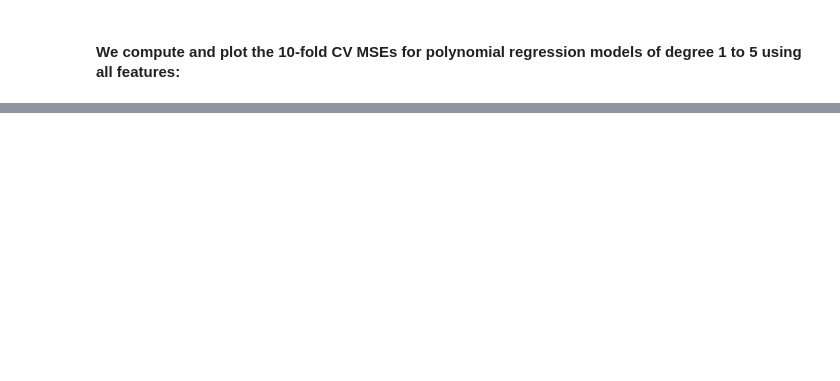
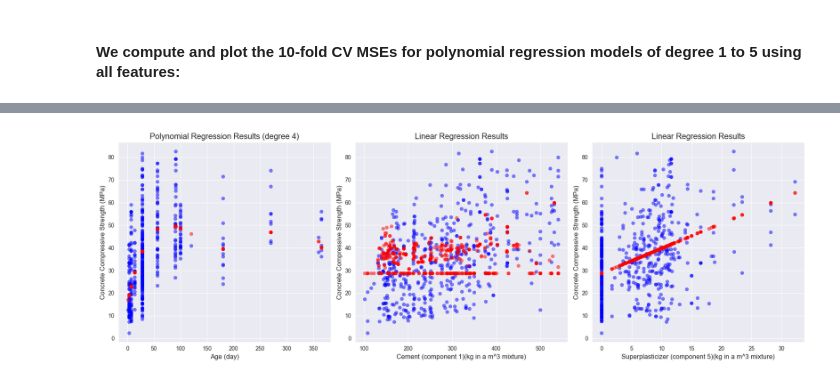
Before and after one commit to ErikTheViking92/Code, a Jupyter notebook: Concrete strength_01.06.ipynb, the cells around one changed output, grey strips where cells are left out. Saved outputs shown, nothing was run; the diff lists cells and outputs as text; code cells hidden in the pictures; blank space fills up the shorter version.

```diff
--- a/Concrete strength_01.06.ipynb
+++ b/Concrete strength_01.06.ipynb
@@ -656,0 +659,6 @@ print("10-Fold CV MSEs for degrees 1-5:", kfold_mse)
+# %%
+np.random.seed(0)
+training = np.random.choice([False, True], size=len(X))
+
+y_train = concrete_df['Concrete compressive strength(MPa, megapascals)'][training]
+y_test = concrete_df['Concrete compressive strength(MPa, megapascals)'][~training]
@@ -656,0 +667,79 @@ print("10-Fold CV MSEs for degrees 1-5:", kfold_mse)
+# %%
+# Split the data into training and test sets for the age feature (4-D polynomial)
+X_train = sm.add_constant(np.column_stack((concrete_df['Age (day)'][training], concrete_df['Age (day)'][training] ** 2, concrete_df['Age (day)'][training] ** 3, concrete_df['Age (day)'][training] ** 4)))
+X_test = sm.add_constant(np.column_stack((concrete_df['Age (day)'][~training], concrete_df['Age (day)'][~training] ** 2, concrete_df['Age (day)'][~training] ** 3, concrete_df['Age (day)'][~training] ** 4)))
+
+# Fit the model
+model = sm.OLS(y_train, X_train)
+poly_results = model.fit()
+
+y_predictions_poly = poly_results.predict(X_test)
+# Calculate MSE and R2
+mse_poly = mean_squared_error(y_test, y_predictions_poly)
+r2_poly = r2_score(y_test, y_predictions_poly)
+print(f"Polynomial Regression MSE: {mse_poly:.4f}\n")
+print(f"Polynomial Regression R2: {r2_poly:.4f}\n")
+
+# Split the data into training and test sets for the cement feature (linear regression)
+X_train = sm.add_constant(concrete_df['Cement (component 1)(kg in a m^3 mixture)'][training])
+X_test = sm.add_constant(concrete_df['Cement (component 1)(kg in a m^3 mixture)'][~training])
+
+# Fit the model
+model = sm.OLS(y_train, X_train)
+lin_results = model.fit()
+y_predictions_lin = lin_results.predict(X_test)
+
+# Calculate MSE and R2
+mse_lin = mean_squared_error(y_test, y_predictions_lin)
+r2_lin = r2_score(y_test, y_predictions_lin)
+print(f"Linear Regression MSE: {mse_lin:.4f}\n")
+print(f"Linear Regression R2: {r2_lin:.4f}\n")
+
+# Split the data into training and test sets for the superplasticizer feature (linear regression)
+X_train = sm.add_constant(concrete_df['Superplasticizer (component 5)(kg in a m^3 mixture)'][training])
+X_test = sm.add_constant(concrete_df['Superplasticizer (component 5)(kg in a m^3 mixture)'][~training])
+
+# Fit the model
+model = sm.OLS(y_train, X_train)
+lin_results = model.fit()
+y_predictions_lin = lin_results.predict(X_test)
+
+# Calculate MSE and R2
+mse_lin = mean_squared_error(y_test, y_predictions_lin)
+r2_lin = r2_score(y_test, y_predictions_lin)
+print(f"Linear Regression MSE: {mse_lin:.4f}\n")
+print(f"Linear Regression R2: {r2_lin:.4f}\n")
+
+# Plot the results for age, cement, and superplasticizer
+fig, (ax1, ax2, ax3) = plt.subplots(1, 3, figsize=(18, 6))
+# Plot for Age
+ax1.scatter(concrete_df['Age (day)'][~training], y_test, color='blue', label='Actual', alpha=0.5)
+ax1.scatter(concrete_df['Age (day)'][~training], y_predictions_poly, color='red', label='Predicted', alpha=0.5)
+ax1.set_xlabel('Age (day)')
+ax1.set_ylabel('Concrete Compressive Strength (MPa)')
+ax1.set_title('Polynomial Regression Results (degree 4)')
+# Plot for Cement
+ax2.scatter(concrete_df['Cement (component 1)(kg in a m^3 mixture)'][~training], y_test, color='blue', label='Actual', alpha=0.5)
+ax2.scatter(concrete_df['Cement (component 1)(kg in a m^3 mixture)'][~training], y_predictions_lin, color='red', label='Predicted', alpha=0.5)
+ax2.set_xlabel('Cement (component 1)(kg in a m^3 mixture)')
+ax2.set_ylabel('Concrete Compressive Strength (MPa)')
+ax2.set_title('Linear Regression Results')
+# Plot for Superplasticizer
+ax3.scatter(concrete_df['Superplasticizer (component 5)(kg in a m^3 mixture)'][~training], y_test, color='blue', label='Actual', alpha=0.5)
+ax3.scatter(concrete_df['Superplasticizer (component 5)(kg in a m^3 mixture)'][~training], y_predictions_lin, color='red', label='Predicted', alpha=0.5)
+ax3.set_xlabel('Superplasticizer (component 5)(kg in a m^3 mixture)')
+ax3.set_ylabel('Concrete Compressive Strength (MPa)')
+ax3.set_title('Linear Regression Results')
+plt.tight_layout()
+plt.show()
+
+# Create a DataFrame for the results
+results_df = pd.DataFrame({
+    'Feature': ['Age (day)', 'Cement (component 1)(kg in a m^3 mixture)', 'Superplasticizer (component 5)(kg in a m^3 mixture)'],
+    'Model': ['Polynomial Regression (degree 4)', 'Linear Regression', 'Linear Regression'],
+    'MSE': [mse_poly, mse_lin, mse_lin],
+    'R2': [r2_poly, r2_lin, r2_lin]
+})
+print("\nResults DataFrame:")
+display(results_df)
+# %% [output]
@@ -656,0 +757 @@ print("10-Fold CV MSEs for degrees 1-5:", kfold_mse)
+[figure, added]
```
Also changed, not shown: parts of 13 cells of this notebook, 1 other file.
